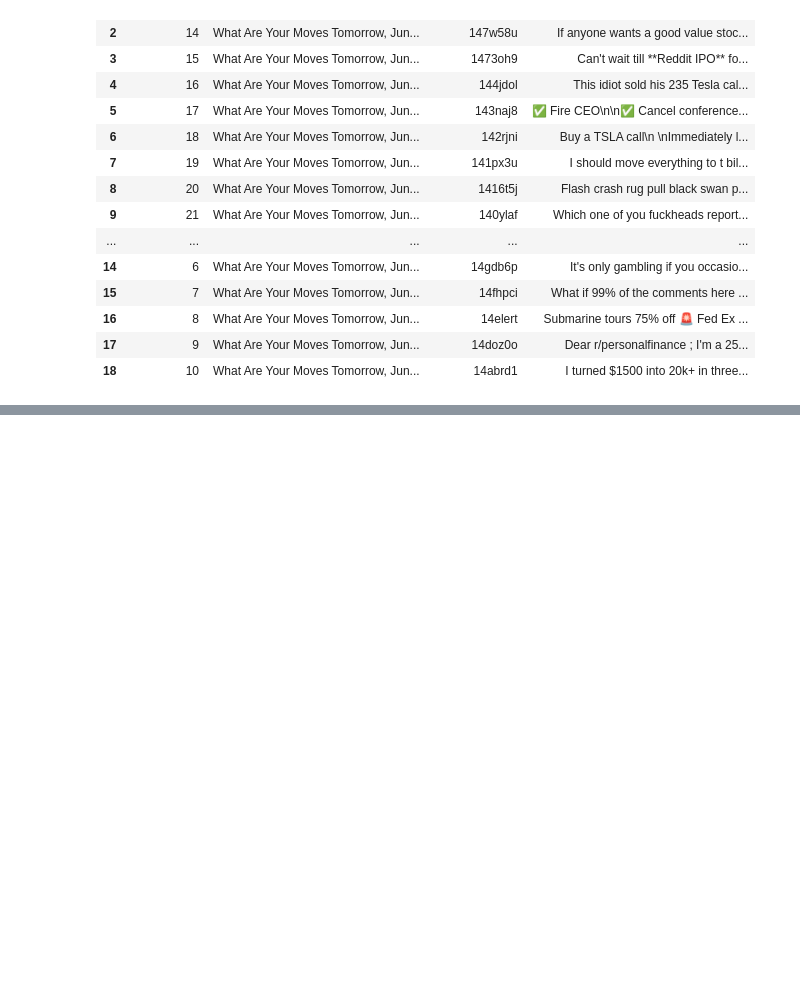
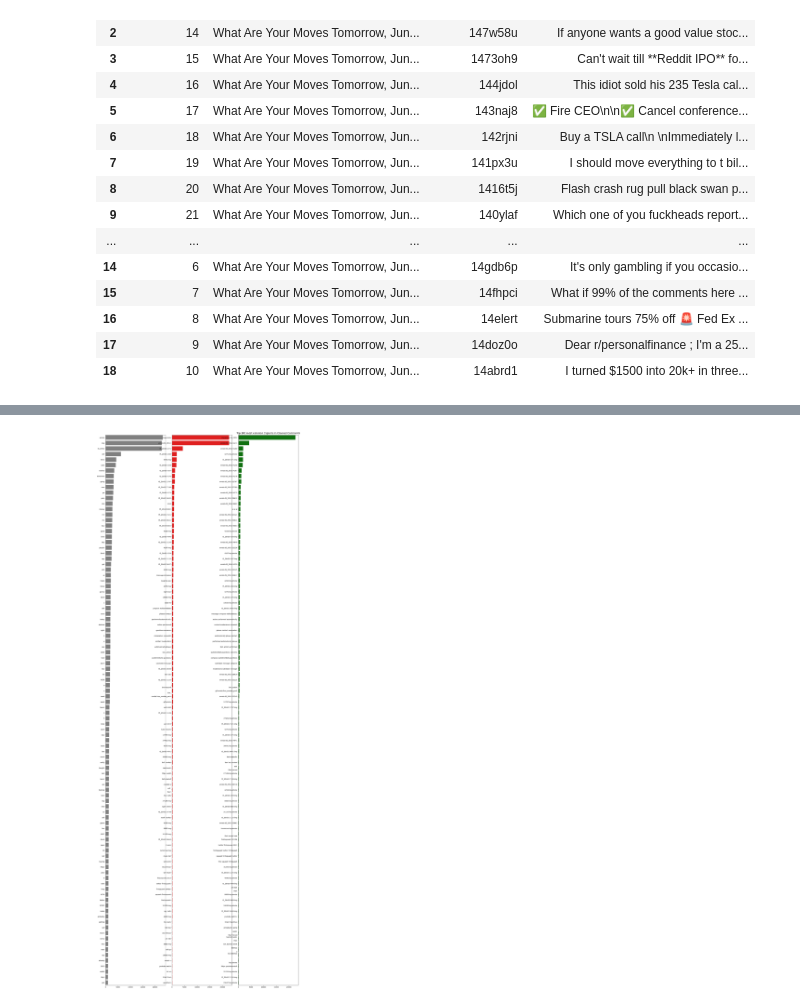
Before and after one commit to SChiu-project/CUSCS_project, a Jupyter notebook: Inspection_&_processing.ipynb, the cells around one changed output, grey strips where cells are left out. Saved outputs shown, nothing was run; the diff lists cells and outputs as text; code cells hidden in the pictures; blank space fills up the shorter version.

```diff
--- a/Inspection_&_processing.ipynb
+++ b/Inspection_&_processing.ipynb
@@ -608,0 +544,19 @@ for fold, (trn_idx, val_idx) in enumerate(skf.split(train_df['text_cleaned'], tr
+# %%
+# visualisation for N-grams cleaned
+
+fig, axes = plt.subplots(ncols=3, nrows=1, figsize=(18, 50), dpi=100)
+plt.tight_layout()
+
+# 繪製條形圖
+sns.barplot(y=df_unigrams_cleaned['grams'].values[:N], x=df_unigrams_cleaned['count'].values[:N], ax=axes[0], color='gray')
+plt.title(f'Top {N} most common unigrams in Cleaned Comments', fontsize=15)
+
+sns.barplot(y=df_bigrams_cleaned['grams'].values[:N], x=df_bigrams_cleaned['count'].values[:N], ax=axes[1], color='red')
+plt.title(f'Top {N} most common bigrams in Cleaned Comments', fontsize=15)
+
+sns.barplot(y=df_trigrams_cleaned['grams'].values[:N], x=df_trigrams_cleaned['count'].values[:N], ax=axes[2], color='green')
+plt.title(f'Top {N} most common trigrams in Cleaned Comments', fontsize=15)
+
+plt.show()
+# %% [output]
+[figure, added]
```
Also changed, not shown: parts of 60 cells of this notebook, 3 other files.
